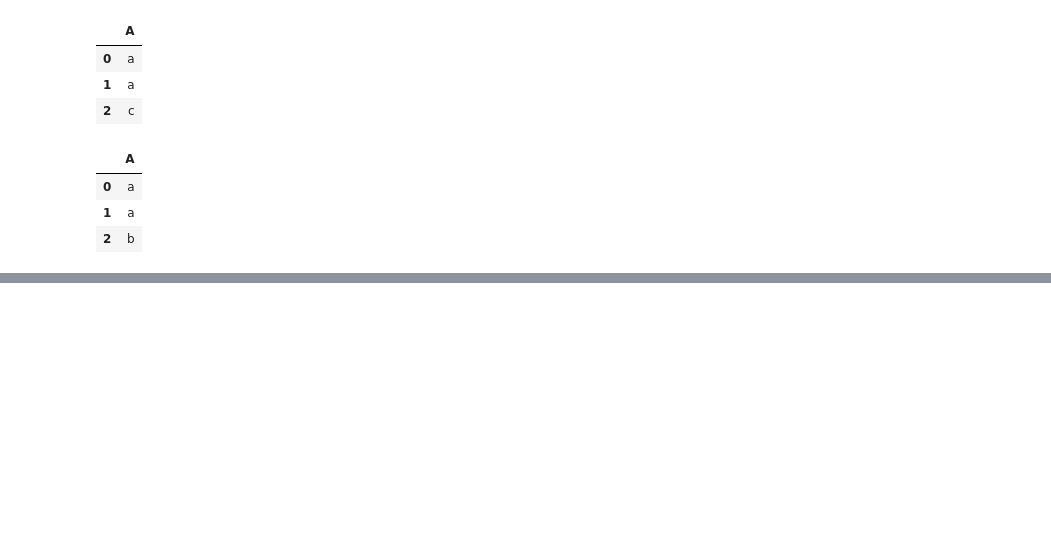
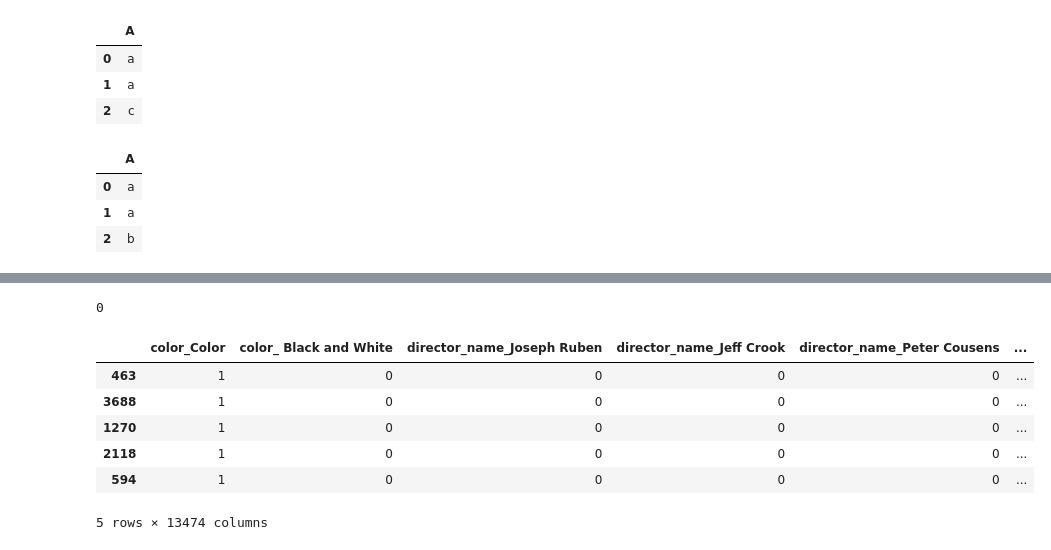
Before and after one commit to Jodahr/ImdbMovies, a Jupyter notebook: Untitled.ipynb, the cells around one changed output, grey strips where cells are left out. Cells and saved outputs as stored; diff of their text form; code cells hidden in the pictures; blank space fills up the shorter version.

```diff
--- a/Untitled.ipynb
+++ b/Untitled.ipynb
@@ -397,0 +475,11 @@ test_dummies
+# %%
+categoricalPipeline2.transform(X_train).head()
+# %% [output]
+0
+|  | color_Color | color_ Black and White | director_name_Joseph Ruben | director_name_Jeff Crook | director_name_Peter Cousens | ... |
+| 463 | 1 | 0 | 0 | 0 | 0 | ... |
+| 3688 | 1 | 0 | 0 | 0 | 0 | ... |
+| 1270 | 1 | 0 | 0 | 0 | 0 | ... |
+| 2118 | 1 | 0 | 0 | 0 | 0 | ... |
+| 594 | 1 | 0 | 0 | 0 | 0 | ... |
+5 rows × 13474 columns
```
Also changed, not shown: parts of 18 cells of this notebook.
